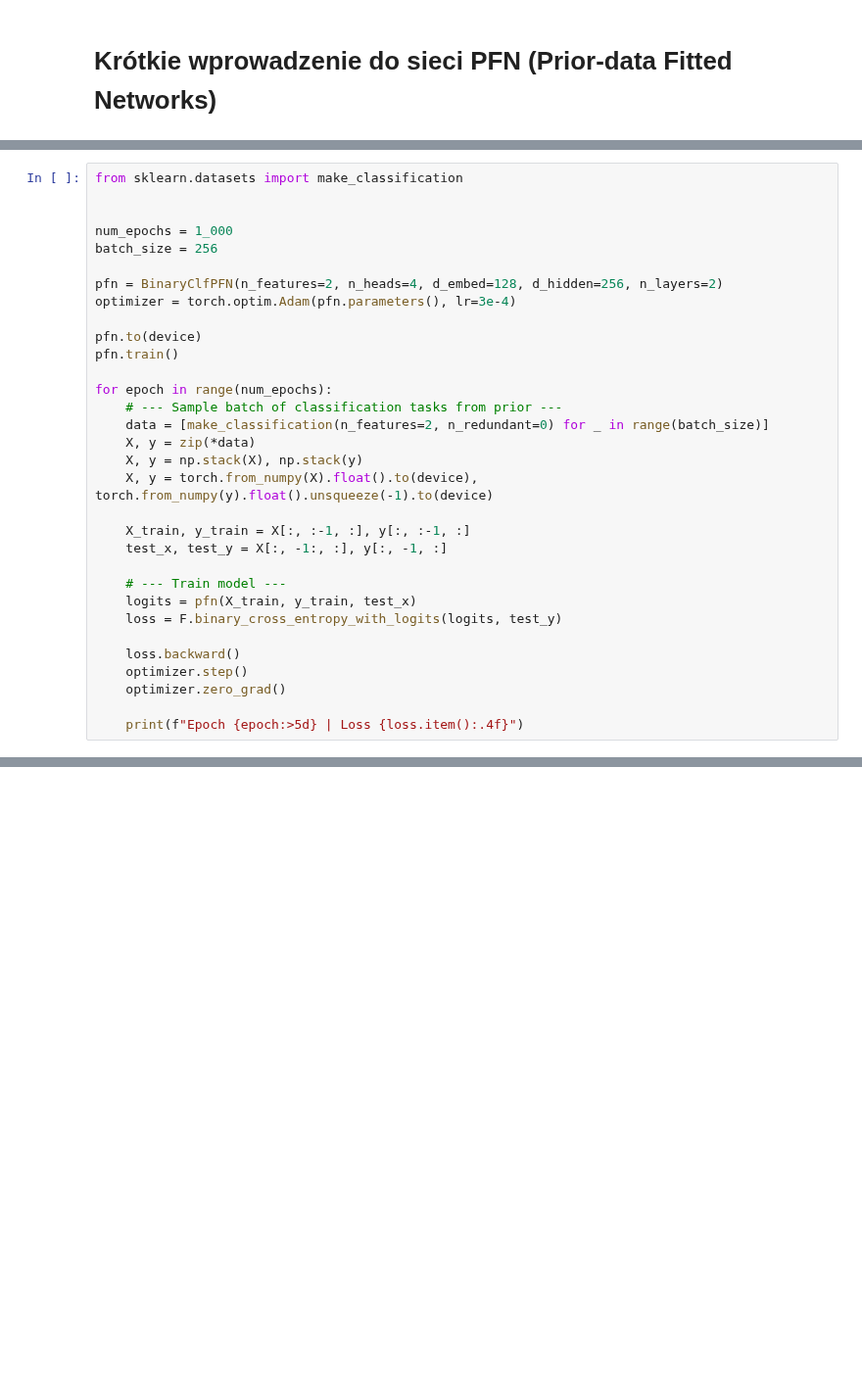
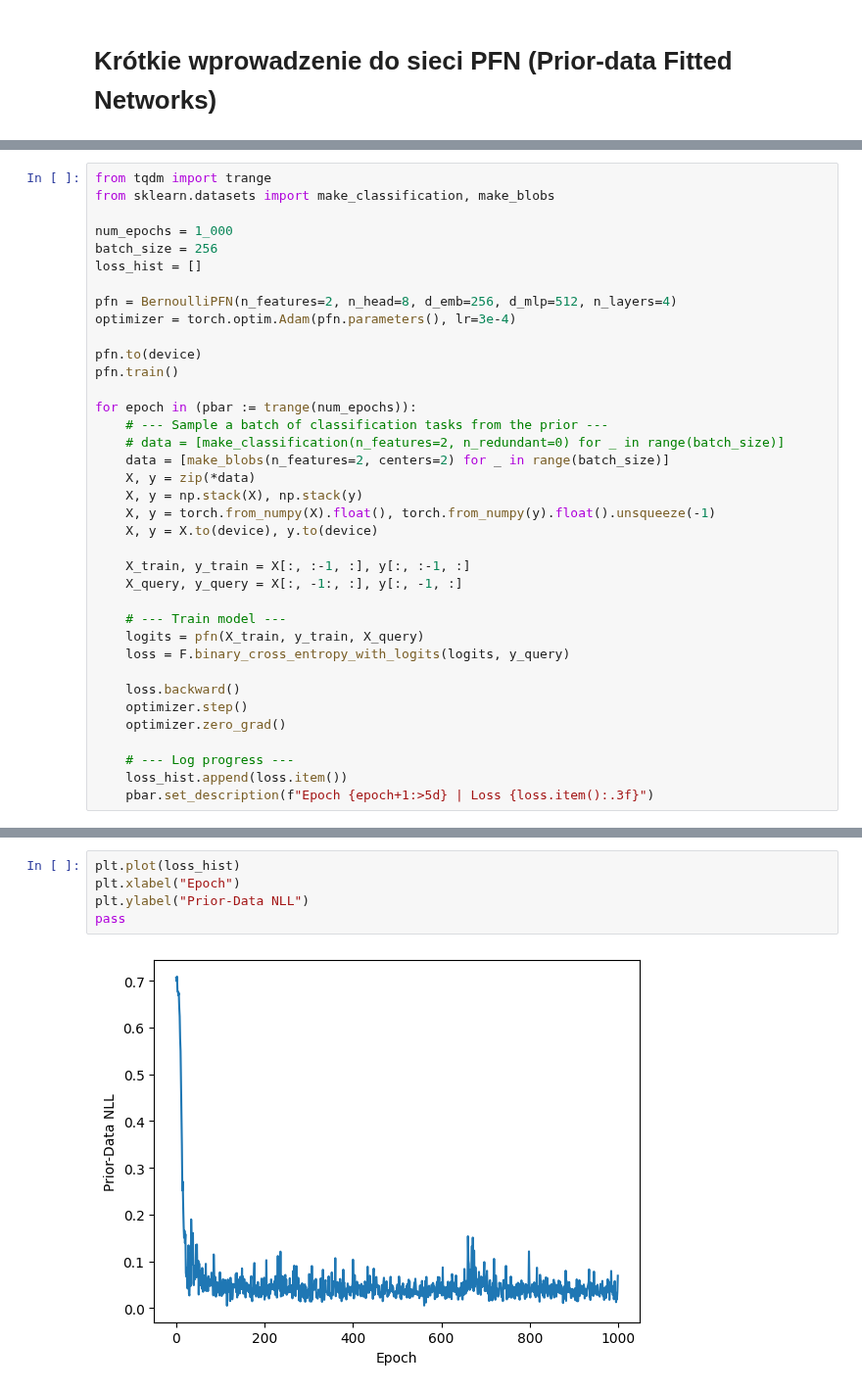
Before and after one commit to barhanc/tinny, a Jupyter notebook: notebooks/pfn-tutorial.ipynb, the cells around one changed output, grey strips where cells are left out. Shown at 98% size. Drawn from its saved outputs; the diff is of its cells as text; blank space fills up the shorter version.

```diff
--- a/notebooks/pfn-tutorial.ipynb
+++ b/notebooks/pfn-tutorial.ipynb
@@ -76,34 +105,39 @@ print(f"Using device: {device.upper()}")
 # %% [output]
 Using device: CUDA
 # %%
-from sklearn.datasets import make_classification
-
+from tqdm import trange
+from sklearn.datasets import make_classification, make_blobs
 
 num_epochs = 1_000
 batch_size = 256
+loss_hist = []
 
-pfn = BinaryClfPFN(n_features=2, n_heads=4, d_embed=128, d_hidden=256, n_layers=2)
+pfn = BernoulliPFN(n_features=2, n_head=8, d_emb=256, d_mlp=512, n_layers=4)
 optimizer = torch.optim.Adam(pfn.parameters(), lr=3e-4)
 
 pfn.to(device)
 pfn.train()
 
-for epoch in range(num_epochs):
-    # --- Sample batch of classification tasks from prior ---
-    data = [make_classification(n_features=2, n_redundant=0) for _ in range(batch_size)]
+for epoch in (pbar := trange(num_epochs)):
+    # --- Sample a batch of classification tasks from the prior ---
+    # data = [make_classification(n_features=2, n_redundant=0) for _ in range(batch_size)]
+    data = [make_blobs(n_features=2, centers=2) for _ in range(batch_size)]
     X, y = zip(*data)
     X, y = np.stack(X), np.stack(y)
-    X, y = torch.from_numpy(X).float().to(device), torch.from_numpy(y).float().unsqueeze(-1).to(device)
+    X, y = torch.from_numpy(X).float(), torch.from_numpy(y).float().unsqueeze(-1)
+    X, y = X.to(device), y.to(device)
 
     X_train, y_train = X[:, :-1, :], y[:, :-1, :]
-    test_x, test_y = X[:, -1:, :], y[:, -1, :]
+    X_query, y_query = X[:, -1:, :], y[:, -1, :]
 
     # --- Train model ---
-    logits = pfn(X_train, y_train, test_x)
-    loss = F.binary_cross_entropy_with_logits(logits, test_y)
+    logits = pfn(X_train, y_train, X_query)
+    loss = F.binary_cross_entropy_with_logits(logits, y_query)
 
     loss.backward()
     optimizer.step()
     optimizer.zero_grad()
 
-    print(f"Epoch {epoch:>5d} | Loss {loss.item():.4f}")
+    # --- Log progress ---
+    loss_hist.append(loss.item())
+    pbar.set_description(f"Epoch {epoch+1:>5d} | Loss {loss.item():.3f}")
@@ -140 +144,8 @@ _ = ax.scatter(data_x[:, 0], data_x[:, 1], c=data_y)
+# %%
+plt.plot(loss_hist)
+plt.xlabel("Epoch")
+plt.ylabel("Prior-Data NLL")
+pass
+# %% [output]
+[figure, added]
 # %%
```
Also changed, not shown: parts of 11 cells of this notebook.
